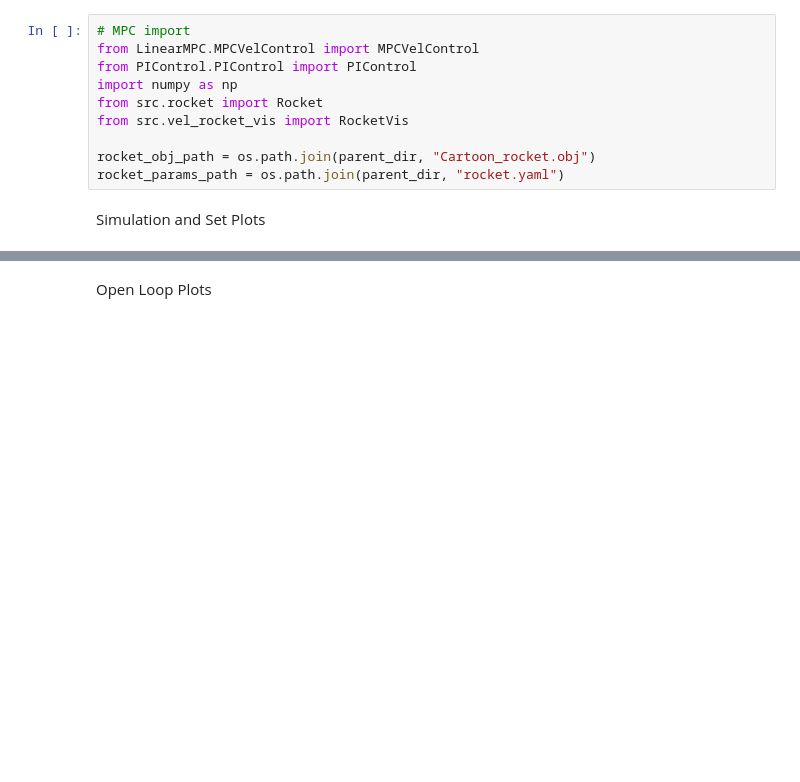
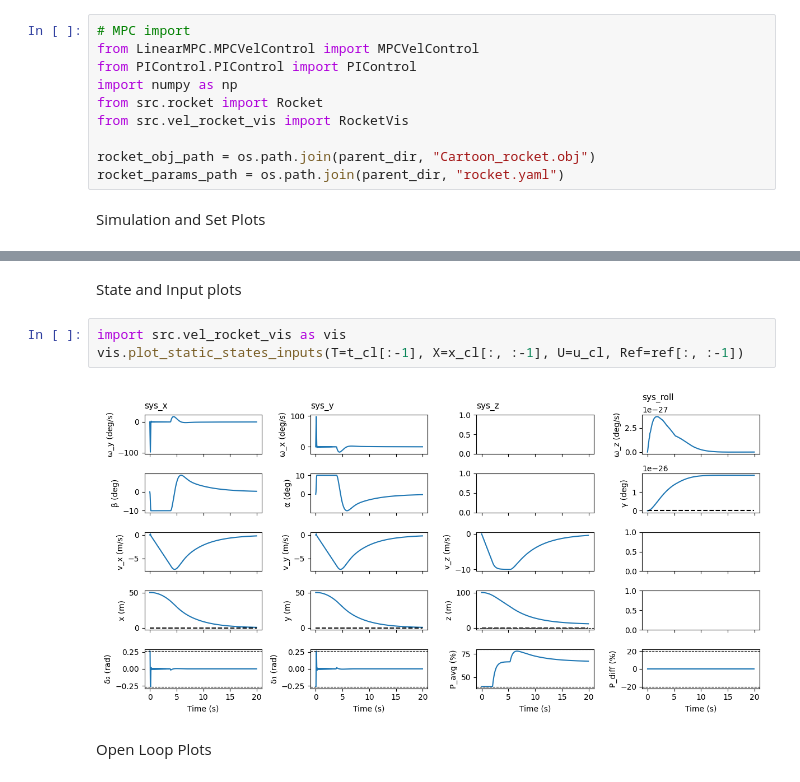
Before and after one commit to OttoRiha/MPC-Course-EPFL_AO, a Jupyter notebook: project/Deliverable_3_3/Deliverable_3_3.ipynb, the cells around one changed output, grey strips where cells are left out. Drawn from its saved outputs; the diff is of its cells as text; blank space fills up the shorter version.

```diff
--- a/project/Deliverable_3_3/Deliverable_3_3.ipynb
+++ b/project/Deliverable_3_3/Deliverable_3_3.ipynb
@@ -53,3 +52,10 @@ Maximum invariant set successfully computed after 3 iterations.
+# %% [markdown]
+State and Input plots
+# %%
+import src.vel_rocket_vis as vis
+vis.plot_static_states_inputs(T=t_cl[:-1], X=x_cl[:, :-1], U=u_cl, Ref=ref[:, :-1])
+# %% [output]
+[figure, added]
 # %% [markdown]
 Open Loop Plots
 # %%
```
Also changed, not shown: parts of 1 cell of this notebook, 8 other files.
